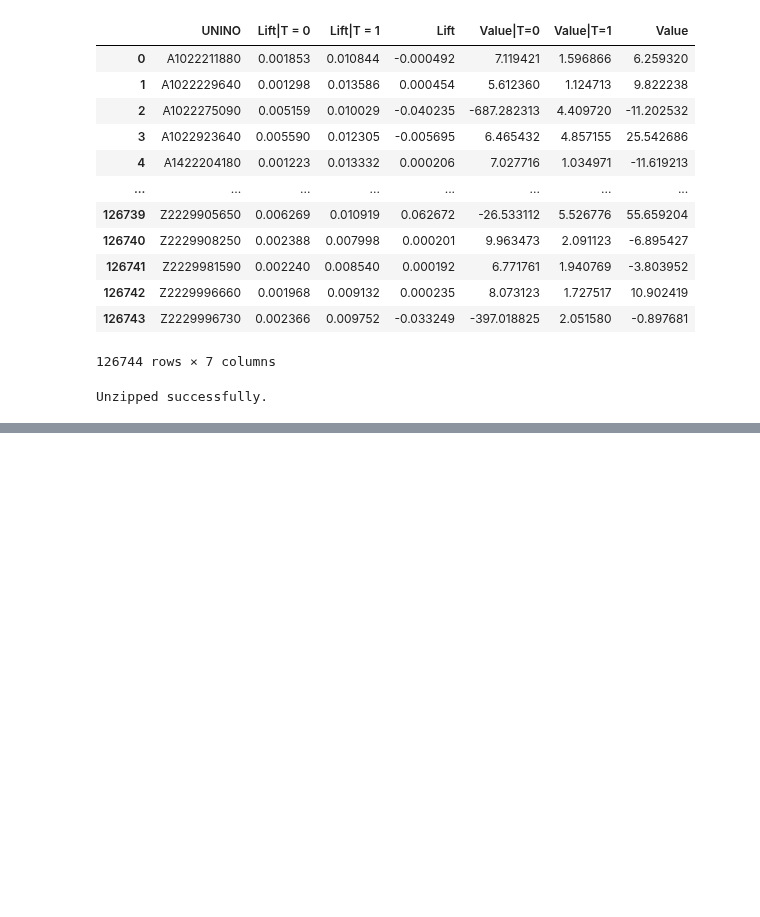
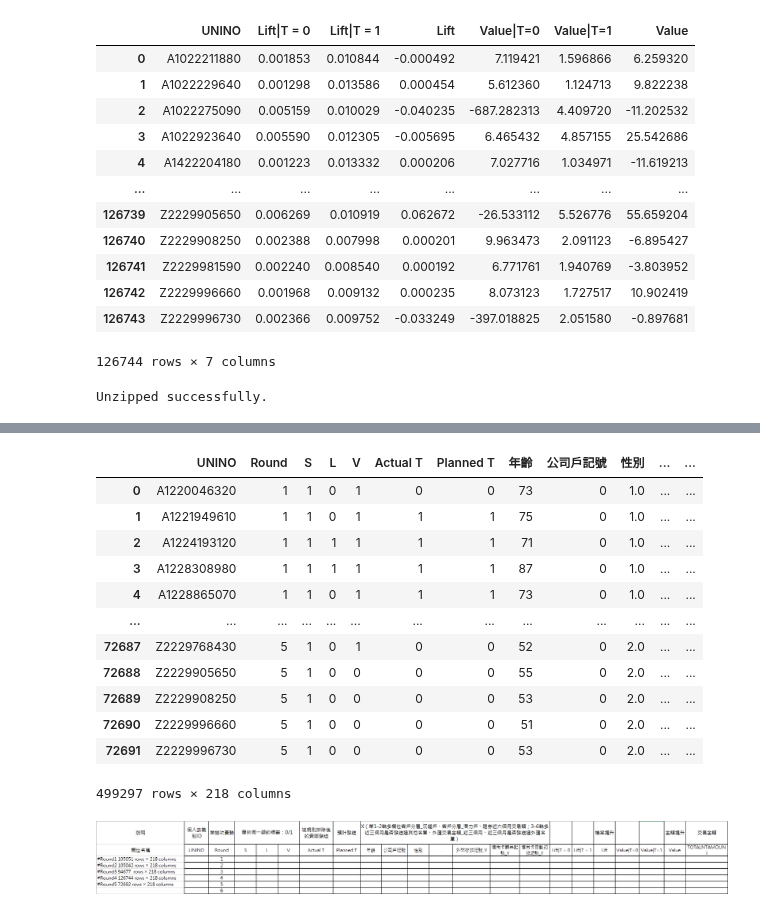
Before and after one commit to sssylvia0/Uplift_Model, a Jupyter notebook: Results.ipynb, the cells around one changed output, grey strips where cells are left out. Cells and saved outputs as stored; diff of their text form; code cells hidden in the pictures; blank space fills up the shorter version.

```diff
--- a/Results.ipynb
+++ b/Results.ipynb
@@ -846,0 +878,7 @@ Concat.to_csv('/content/drive/MyDrive/Sinopac/Results/Final_results.csv', index=
+# %%
+usecols = ['UNINO', '標籤', 'TAG', '發送名單', 'TOTALNTAMOUNT']
+df = pd.read_csv('/content/drive/MyDrive/Sinopac/Final/4月外匯名單_成效追蹤.csv', usecols=usecols)
+value = df.groupby('UNINO')['TOTALNTAMOUNT'].sum()
+df = df.drop_duplicates('UNINO')
+df['TOTALNTAMOUNT'] = value
+df
@@ -846,0 +1073,18 @@ Concat.to_csv('/content/drive/MyDrive/Sinopac/Results/Final_results.csv', index=
+# %%
+df = pd.read_csv('/content/drive/MyDrive/Sinopac/Results/Final_results.csv')
+Concat = pd.concat([df, Concat], axis = 0)
+Concat
+# %% [output]
+|  | UNINO | Round | S | L | V | Actual T | Planned T | 年齡 | 公司戶記號 | 性別 | ... | ... |
+| 0 | A1220046320 | 1 | 1 | 0 | 1 | 0 | 0 | 73 | 0 | 1.0 | ... | ... |
+| 1 | A1221949610 | 1 | 1 | 0 | 1 | 1 | 1 | 75 | 0 | 1.0 | ... | ... |
+| 2 | A1224193120 | 1 | 1 | 1 | 1 | 1 | 1 | 71 | 0 | 1.0 | ... | ... |
+| 3 | A1228308980 | 1 | 1 | 1 | 1 | 1 | 1 | 87 | 0 | 1.0 | ... | ... |
+| 4 | A1228865070 | 1 | 1 | 0 | 1 | 1 | 1 | 73 | 0 | 1.0 | ... | ... |
+| ... | ... | ... | ... | ... | ... | ... | ... | ... | ... | ... | ... | ... |
+| 72687 | Z2229768430 | 5 | 1 | 0 | 1 | 0 | 0 | 52 | 0 | 2.0 | ... | ... |
+| 72688 | Z2229905650 | 5 | 1 | 0 | 0 | 0 | 0 | 55 | 0 | 2.0 | ... | ... |
+| 72689 | Z2229908250 | 5 | 1 | 0 | 0 | 0 | 0 | 53 | 0 | 2.0 | ... | ... |
+| 72690 | Z2229996660 | 5 | 1 | 0 | 0 | 0 | 0 | 51 | 0 | 2.0 | ... | ... |
+| 72691 | Z2229996730 | 5 | 1 | 0 | 0 | 0 | 0 | 53 | 0 | 2.0 | ... | ... |
+499297 rows × 218 columns
@@ -846,0 +1099,2 @@ Concat.to_csv('/content/drive/MyDrive/Sinopac/Results/Final_results.csv', index=
+# %% [markdown]
+![image.png](embedded-picture-1)
```
Also changed, not shown: parts of 15 cells of this notebook.
